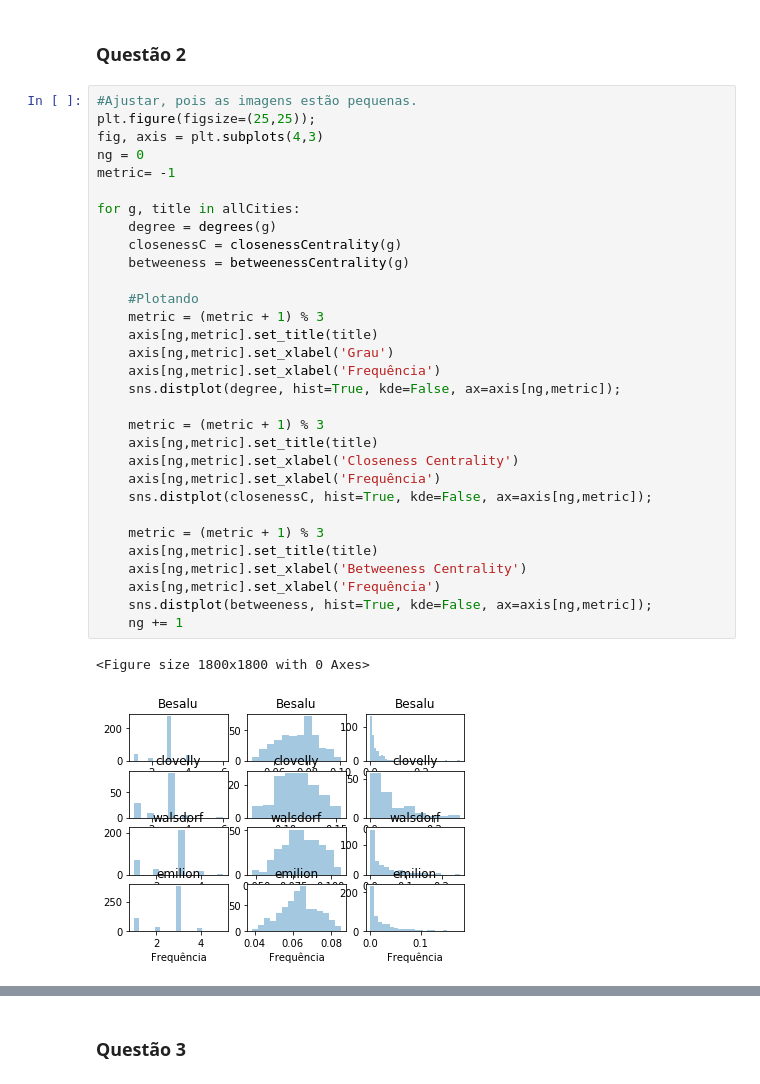
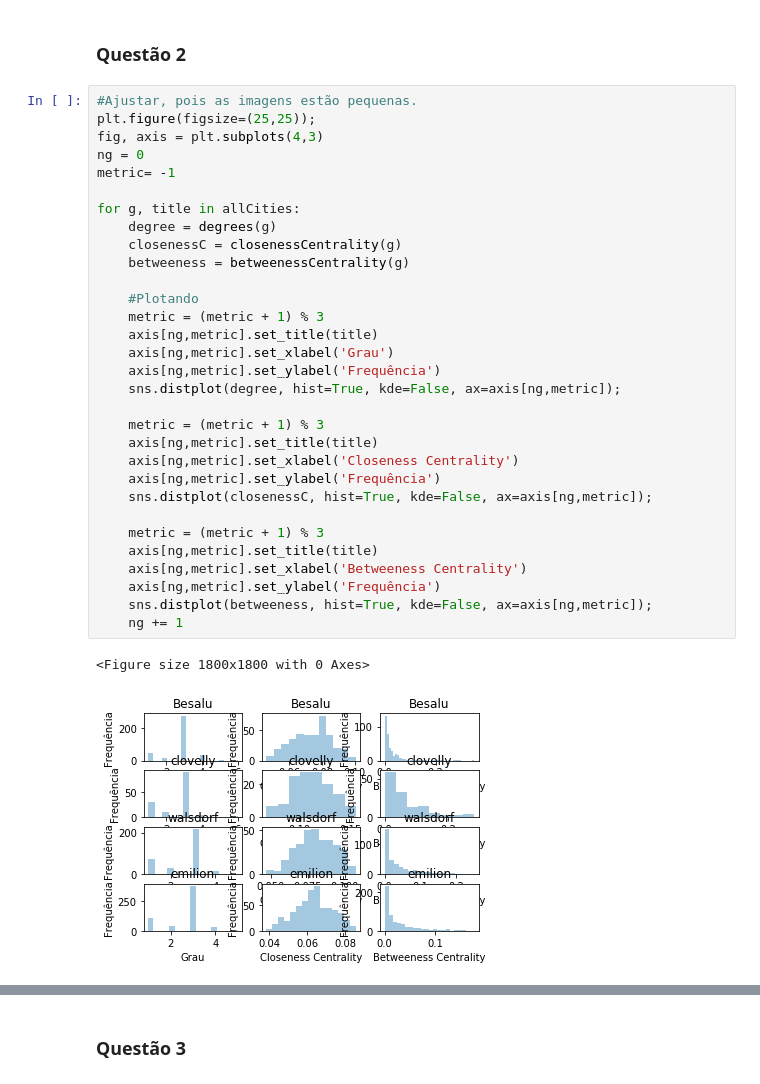
Before and after one commit to guimilan/redes_complexas, a Jupyter notebook: Lista2.ipynb, the cells around one changed output, grey strips where cells are left out. Drawn from its saved outputs; the diff is of its cells as text.

```diff
--- a/Lista2.ipynb
+++ b/Lista2.ipynb
@@ -286,34 +295,34 @@ plotCorr(corr[e_road])
 # %%
 #Ajustar, pois as imagens estão pequenas.
 plt.figure(figsize=(25,25));
 fig, axis = plt.subplots(4,3)
 ng = 0
 metric= -1
 
 for g, title in allCities:
     degree = degrees(g)
     closenessC = closenessCentrality(g)
     betweeness = betweenessCentrality(g)
 
     #Plotando
     metric = (metric + 1) % 3
     axis[ng,metric].set_title(title)
     axis[ng,metric].set_xlabel('Grau')
-    axis[ng,metric].set_xlabel('Frequência')
+    axis[ng,metric].set_ylabel('Frequência')
     sns.distplot(degree, hist=True, kde=False, ax=axis[ng,metric]);
 
     metric = (metric + 1) % 3
     axis[ng,metric].set_title(title)
     axis[ng,metric].set_xlabel('Closeness Centrality')
-    axis[ng,metric].set_xlabel('Frequência')
+    axis[ng,metric].set_ylabel('Frequência')
     sns.distplot(closenessC, hist=True, kde=False, ax=axis[ng,metric]);
 
     metric = (metric + 1) % 3
     axis[ng,metric].set_title(title)
     axis[ng,metric].set_xlabel('Betweeness Centrality')
-    axis[ng,metric].set_xlabel('Frequência')
+    axis[ng,metric].set_ylabel('Frequência')
     sns.distplot(betweeness, hist=True, kde=False, ax=axis[ng,metric]);
     ng += 1
 # %% [output]
 <Figure size 1800x1800 with 0 Axes>
-[figure, old version]
+[figure, new version]
```
Also changed, not shown: parts of 15 cells of this notebook.
